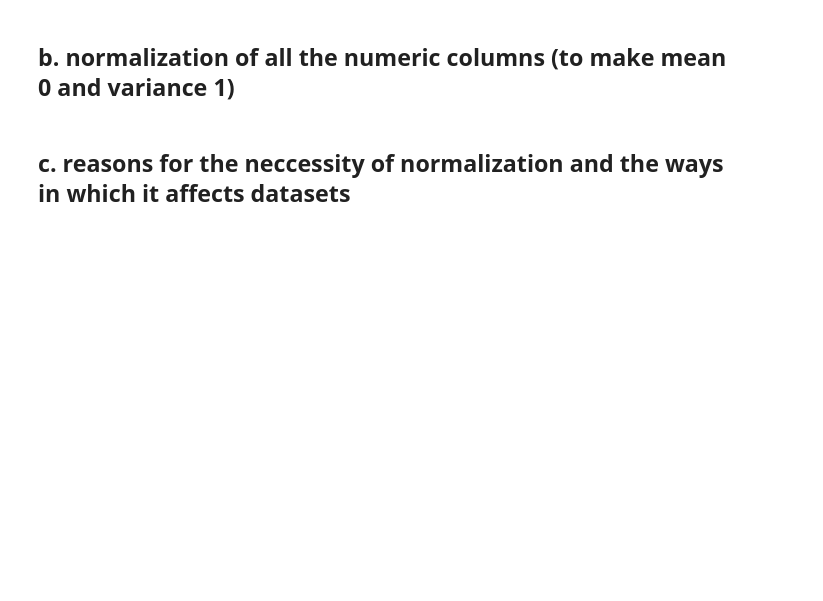
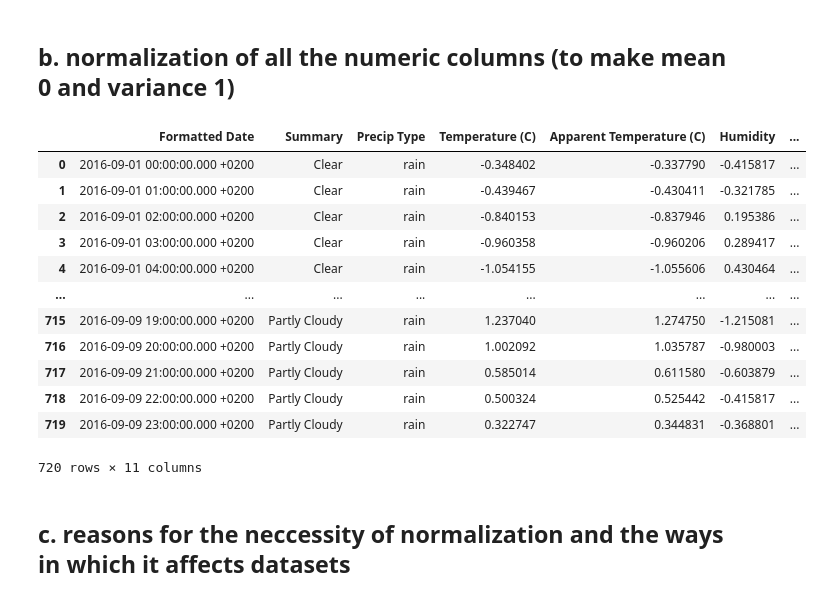
Before and after one commit to SDS-MINI-PROJECT/mini-project, a Jupyter notebook: weatherData.ipynb, the cells around one changed output. Saved outputs shown, nothing was run; the diff lists cells and outputs as text; code cells hidden in the pictures; blank space fills up the shorter version.

```diff
--- a/weatherData.ipynb
+++ b/weatherData.ipynb
@@ -228,4 +243,28 @@ plt.show()
 # %% [markdown]
 ## b. normalization of all the numeric columns (to make mean 0 and variance 1)
+# %%
+normalized_df = df
+new_list = df.select_dtypes(include=np.number).columns.to_list() #List of numeric columns
+for e in new_list :
+        normalized_df[e] = (normalized_df[e] - normalized_df[e].mean())/normalized_df[e].std()
+
+#Since the resulting dataset has a column, whose values do not change, we can drop it.
+normalized_df = normalized_df.drop(columns = 'Loud Cover')
+normalized_df
+#Normalized_df is the normalised dataset
+# %% [output]
+|  | Formatted Date | Summary | Precip Type | Temperature (C) | Apparent Temperature (C) | Humidity | ... |
+| 0 | 2016-09-01 00:00:00.000 +0200 | Clear | rain | -0.348402 | -0.337790 | -0.415817 | ... |
+| 1 | 2016-09-01 01:00:00.000 +0200 | Clear | rain | -0.439467 | -0.430411 | -0.321785 | ... |
+| 2 | 2016-09-01 02:00:00.000 +0200 | Clear | rain | -0.840153 | -0.837946 | 0.195386 | ... |
+| 3 | 2016-09-01 03:00:00.000 +0200 | Clear | rain | -0.960358 | -0.960206 | 0.289417 | ... |
+| 4 | 2016-09-01 04:00:00.000 +0200 | Clear | rain | -1.054155 | -1.055606 | 0.430464 | ... |
+| ... | ... | ... | ... | ... | ... | ... | ... |
+| 715 | 2016-09-09 19:00:00.000 +0200 | Partly Cloudy | rain | 1.237040 | 1.274750 | -1.215081 | ... |
+| 716 | 2016-09-09 20:00:00.000 +0200 | Partly Cloudy | rain | 1.002092 | 1.035787 | -0.980003 | ... |
+| 717 | 2016-09-09 21:00:00.000 +0200 | Partly Cloudy | rain | 0.585014 | 0.611580 | -0.603879 | ... |
+| 718 | 2016-09-09 22:00:00.000 +0200 | Partly Cloudy | rain | 0.500324 | 0.525442 | -0.415817 | ... |
+| 719 | 2016-09-09 23:00:00.000 +0200 | Partly Cloudy | rain | 0.322747 | 0.344831 | -0.368801 | ... |
+720 rows × 11 columns
 # %% [markdown]
 ## c. reasons for the neccessity of normalization and the ways in which it affects datasets
```
Also changed, not shown: parts of 6 cells of this notebook.
